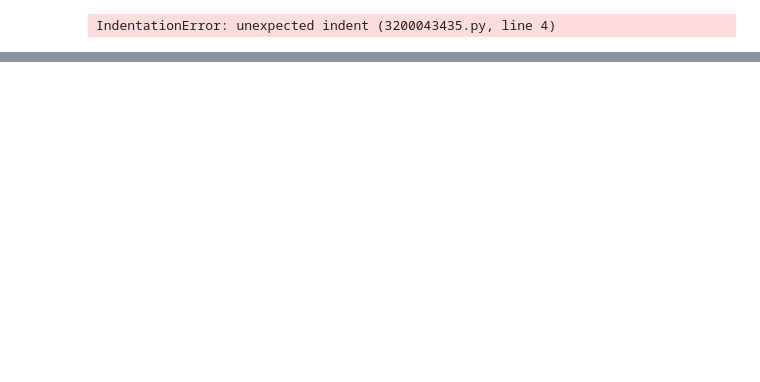
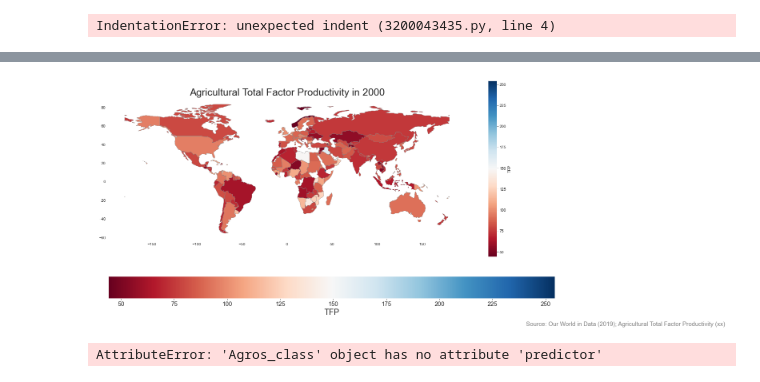
Before and after one commit to mfish00/Advanced-Programming-for-Data-Science-Project, a Jupyter notebook: Prototype Notebook/Methods.ipynb, the cells around one changed output, grey strips where cells are left out. Drawn from its saved outputs; the diff is of its cells as text; code cells hidden in the pictures; blank space fills up the shorter version.

```diff
--- a/Prototype Notebook/Methods.ipynb
+++ b/Prototype Notebook/Methods.ipynb
@@ -260,7 +260,7 @@ class Agros_class:
 
         # Plot scatter plot
         plt.scatter(data_filtered['fertilizer_quantity'], data_filtered['output_quantity'], s=area_size,  alpha=0.4, edgecolors='grey', linewidth=2)
-
+        plt.figure(figsize=(10, 5))
         # Set plot title and axis labels
         plt.title(f"Gapminder Plot for year {year}")
         plt.xlabel("Fertilizer Quantity")
@@ -350,8 +350,3 @@ class Agros_class:
         fig.text(0.85, 0.03, source_text, fontsize=15, color='grey')
 
         plt.show()
-
-
-
-agros = Agros_class()
-print(agros.choropleth(2018))
@@ -570,3 +560,5 @@ IndentationError: unexpected indent (3200043435.py, line 4)
         plt.ylabel('TFP')
         plt.legend()
         plt.show()
+# %%
+x = Agros_class()
@@ -572,0 +574,8 @@ IndentationError: unexpected indent (3200043435.py, line 4)
+# %%
+x.choropleth(2000)
+# %% [output]
+[figure, added]
+# %%
+x.predictor('Spain', 'Canada', 'Japan')
+# %% [output]
+AttributeError: 'Agros_class' object has no attribute 'predictor'
```
Also changed, not shown: parts of 5 cells of this notebook, 3 other files.
